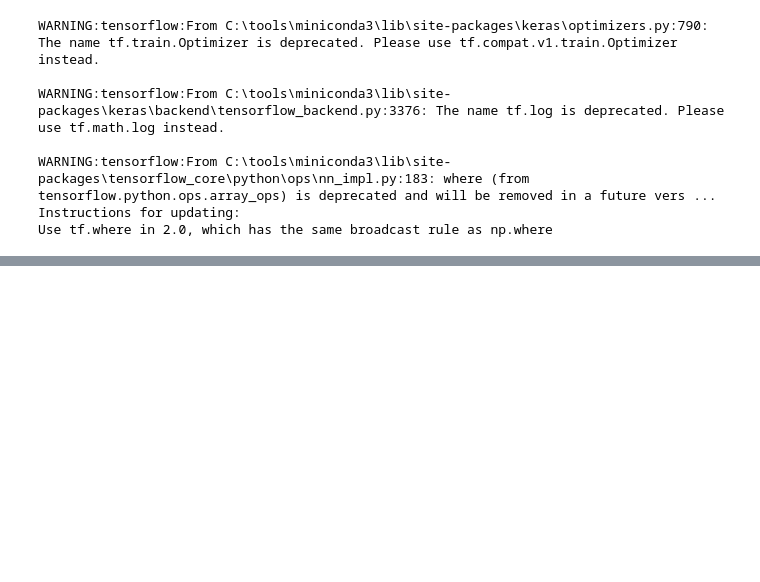
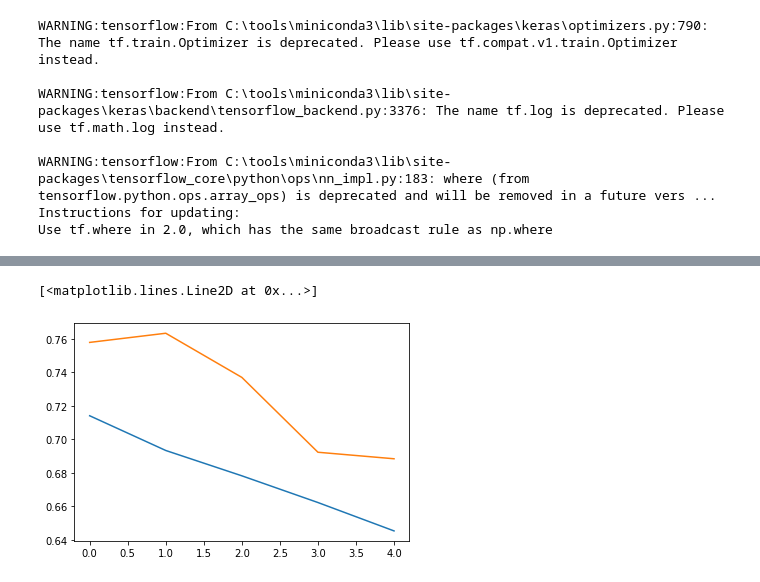
Before and after one commit to Hyrasso/CNN-ReId, a Jupyter notebook: src/id-prediction.ipynb, the cells around one changed output, grey strips where cells are left out. Cells and saved outputs as stored; diff of their text form; code cells hidden in the pictures; blank space fills up the shorter version.

```diff
--- a/src/id-prediction.ipynb
+++ b/src/id-prediction.ipynb
@@ -11,8 +18,7 @@ Using TensorFlow backend.
 # %%
-dataset = h5py.File("../Market-1501/market.h5")
-x = dataset["train_images"]
-attributes_target = dataset["train_labels"]
-file_names = dataset["train_images_files"]
+x = HDF5Matrix("../Market-1501/market.h5", "train_images", start=start, end=end)
+attributes_target = HDF5Matrix("../Market-1501/market.h5", "train_labels", start=start, end=end)
+file_names = HDF5Matrix("../Market-1501/market.h5", "train_images_files", start=start, end=end)
 ids_encoder = dict()
 train_ids = np.zeros(len(file_names), dtype=int)
 i = 0
@@ -22,3 +28,4 @@ for j, file in enumerate(file_names):
         i += 1
     train_ids[j] = ids_encoder[file[:4]]
 n_id = len(ids_encoder)
+n_id
@@ -67,16 +76,17 @@ Trainable params: 25,046,323
 Non-trainable params: 54,144
 __________________________________________________________________________________________________
 # %%
-# sparse_top_k_categorical_accuracy
+# lambda 0.9 from paper
+lam = 0.9
 
-lam = 0.9
-def attr_loss(y_true, y_pred):
-    return lam * finetune_resnet.market_attribute_accuracy(y_true, y_pred)
-def id_loss(y_true, y_pred):
-    return (1 - lam) * sparse_categorical_accuracy(y_true, y_pred)
-# optim -> SGD
 optim = SGD()
-training_model.compile("adam", loss=["binary_crossentropy", "sparse_categorical_crossentropy"], metrics={"attributes":[finetune_resnet.market_attribute_accuracy], "ids":[sparse_categorical_accuracy]})
+
+training_model.compile(
+    optimizer=optim,
+    loss=["binary_crossentropy", "sparse_categorical_crossentropy"],
+    metrics={"attributes":[finetune_resnet.market_attribute_accuracy], "ids":[sparse_categorical_accuracy]},
+    loss_weights=[1 - lam, lam],
+)
 # %% [output]
 WARNING:tensorflow:From C:\tools\miniconda3\lib\site-packages\keras\optimizers.py:790: The name tf.train.Optimizer is deprecated. Please use tf.compat.v1.train.Optimizer instead.
 
@@ -98 +98,11 @@ id_embedding.shape
+# %%
+validation_split = 0.2
+data_augmentation = finetune_resnet.marketDataGenerator(
+    x,
+    shear_range = 0.2,
+    zoom_range = 0.2,
+    horizontal_flip = True,
+    preprocessing_function=finetune_resnet.preprocess_images,
+    validation_split=validation_split
+)
 # %%
@@ -140,0 +161,6 @@ NameError: name 'history' is not defined
+# %%
+plt.plot(xabs, history.history["attributes_loss"])
+plt.plot(xabs, history.history["val_attributes_loss"])
+# %% [output]
+[<matplotlib.lines.Line2D at 0x...>]
+[figure, added]
```
Also changed, not shown: parts of 16 cells of this notebook, 8 other files.
